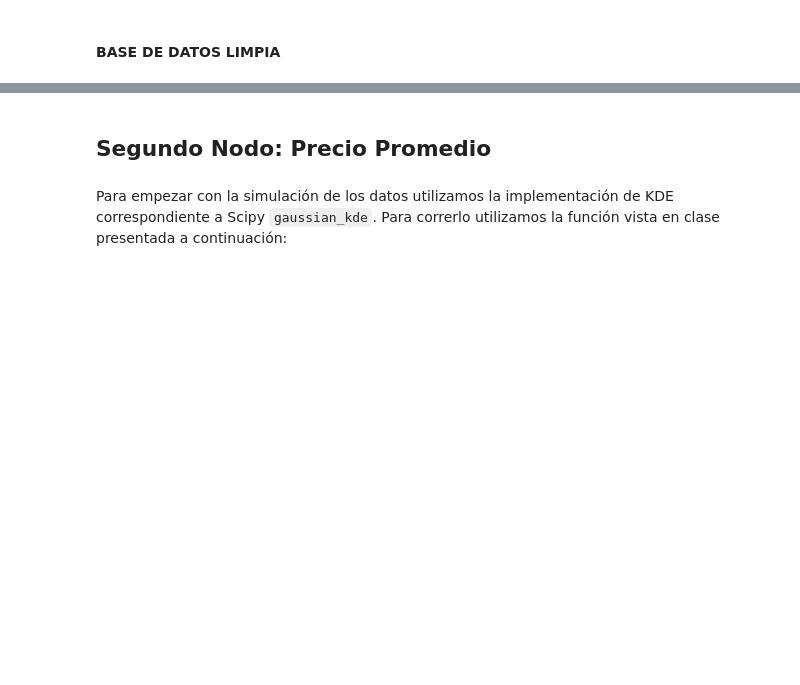
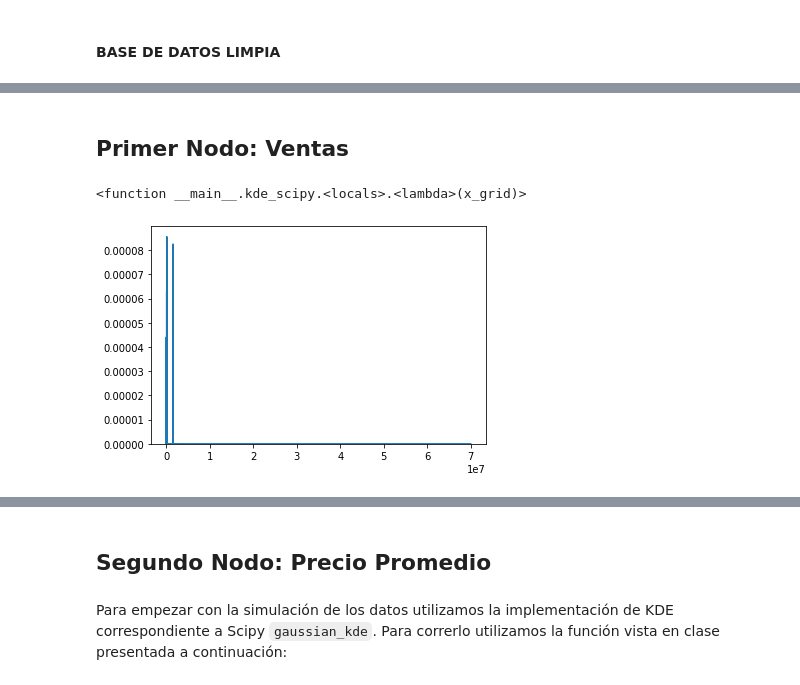
Before and after one commit to ACristinaVV/Proyecto_Avocado, a Jupyter notebook: Proyecto .ipynb, the cells around one changed output, grey strips where cells are left out. Drawn from its saved outputs; the diff is of its cells as text; code cells hidden in the pictures; blank space fills up the shorter version.

Commit message:
Primer Nodo

```diff
--- a/Proyecto .ipynb
+++ b/Proyecto .ipynb
@@ -149,0 +151,23 @@ import statsmodels.api as sm
+# %% [markdown]
+## Primer Nodo: Ventas
+# %%
+def kde_scipy(x,bandwidth=0.2, **kwargs):
+    """Kernel Density Estimation with Scipy"""
+    # Note that scipy weights its bandwidth by the covariance of the
+    # input data.  To make the results comparable to the other methods,
+    # we divide the bandwidth by the sample standard deviation here.
+    kde = gaussian_kde(x, bw_method=bandwidth / x.std(ddof=1), **kwargs)
+    return lambda x_grid: kde.evaluate(x_grid)
+# %%
+Ventas = kde_scipy(data['Total Volume'])
+Ventas
+# %% [output]
+<function __main__.kde_scipy.<locals>.<lambda>(x_grid)>
+# %%
+x_ventas = np.arange(80.50,70000000.50,10000)
+plt.figure()
+plt.plot(x_ventas,Ventas(x_ventas));
+plt.hist(data['Total Volume'],bins = 15, density = True);
+plt.show()
+# %% [output]
+[figure, added]
```
Also changed, not shown: parts of 6 cells of this notebook.
